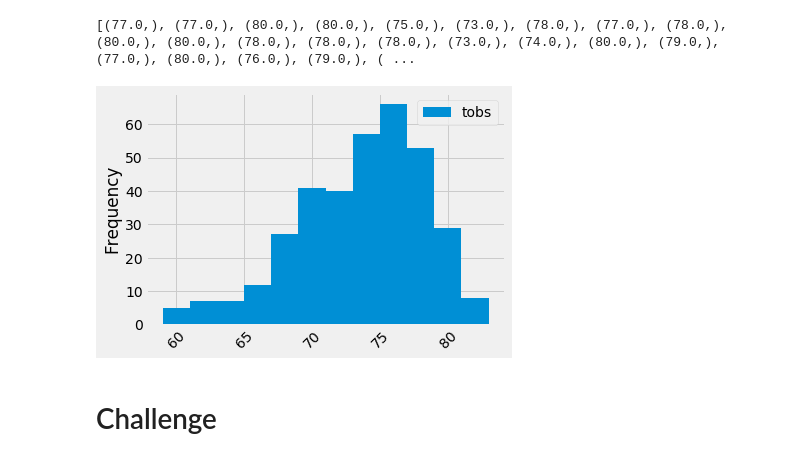
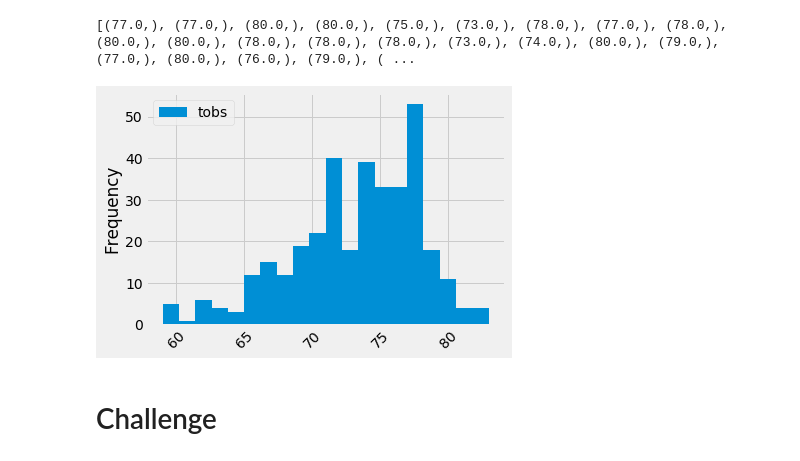
Before and after one commit to blocrunx/Surfs_Up, a Jupyter notebook: climate_analysis.ipynb, the cells around one changed output. Saved outputs shown, nothing was run; the diff lists cells and outputs as text; code cells hidden in the pictures.

```diff
--- a/climate_analysis.ipynb
+++ b/climate_analysis.ipynb
@@ -108,11 +108,11 @@ print(results)
 # %%
 # Write a function called `calc_temps` that will accept start date and end date in the format '%Y-%m-%d'
 # and return the minimum, average, and maximum temperatures for that range of dates
 df = pd.DataFrame(results, columns=['tobs'])
 df.head()
-df.plot.hist(bins=12, rot= 45)
+df.plot.hist(bins=20, rot= 45)
 plt.tight_layout()
 # %% [output]
-[figure, old version]
+[figure, new version]
 # %% [markdown]
 # Challenge
```
Also changed, not shown: 1 other file.
